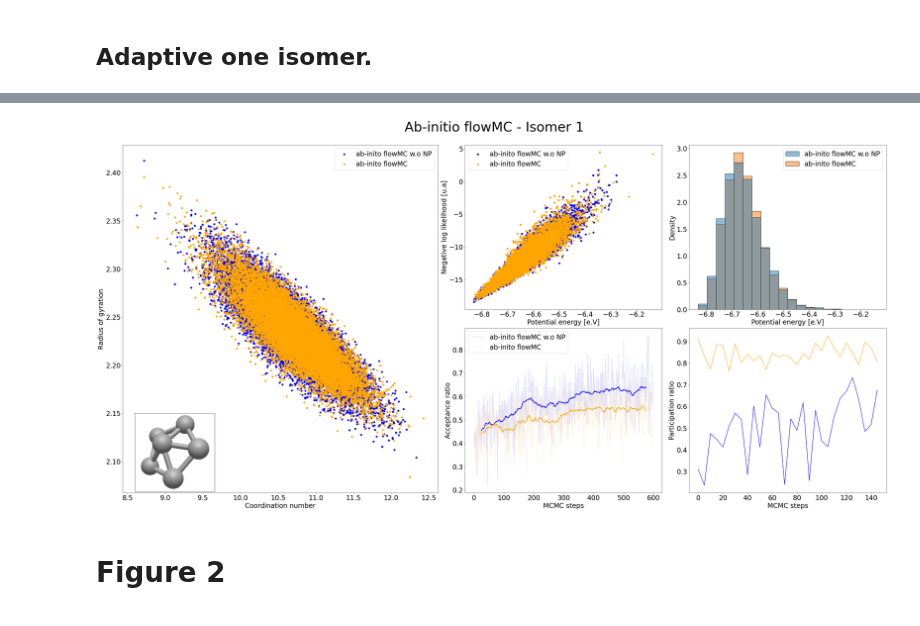
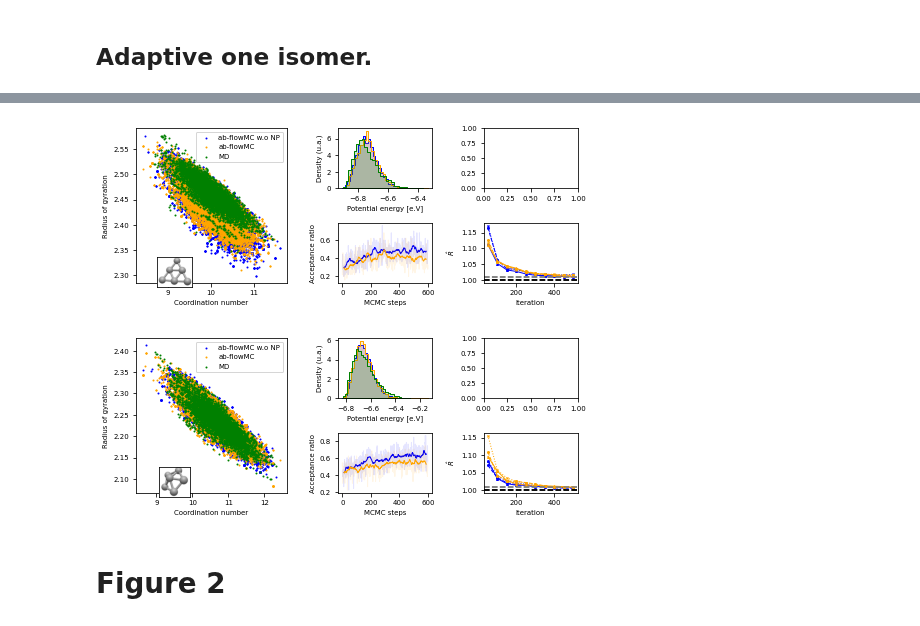
Before and after one commit to anacmolina/ML-DFT, a Jupyter notebook: notebooks/29b - Plots for the paper.ipynb, the cells around one changed output, grey strips where cells are left out. Drawn from its saved outputs; the diff is of its cells as text; code cells hidden in the pictures.

```diff
--- a/notebooks/29b - Plots for the paper.ipynb
+++ b/notebooks/29b - Plots for the paper.ipynb
@@ -268,0 +284,16 @@ adaptive_info_is1 = {key: get_info_from_adaptive(adaptives_is1[key],
+# %%
+adaptive_info_is0 = load_pickle_file('ab-initio-flow-is0.pkl', get_project_path() + '/' + save_plot_data)
+adaptive_info_is1 = load_pickle_file('ab-initio-flow-is1.pkl', get_project_path() + '/' + save_plot_data)
+
+import copy
+
+for i, key in enumerate(copy.deepcopy(adaptive_info_is0).keys()):
+    adaptive_info_is0[keys[i]] = adaptive_info_is0[key]
+    del adaptive_info_is0[key]
+
+for i, key in enumerate(copy.deepcopy(adaptive_info_is1).keys()):
+    adaptive_info_is1[keys[i]] = adaptive_info_is1[key]
+    del adaptive_info_is1[key]
+# %%
+is0_md = load_csv_file('is0_flow_train.csv', get_project_path() + '/database/andersen/datasets')
+is1_md = load_csv_file('is1_flow_train.csv', get_project_path() + '/database/andersen/datasets')
@@ -270,13 +304,18 @@ adaptive_info_is1 = {key: get_info_from_adaptive(adaptives_is1[key],
 plot_data_is0 = {
     'isomer' : 0,
     'keys' : keys,
-    'accs' : {key: adaptive_info_is0[key]['accs'] for key in keys},
-    'us' : {key: adaptive_info_is0[key]['us'] for key in keys},
-    'nlls' : {key: torch.cat(adaptive_info_is0[key]['nlls']) for key in keys},
-    'part_ratios' : {key: adaptive_info_is0[key]['part_ratios'] for key in keys},
-    'energies' : {key: adaptive_info_is0[key]['us'].flatten().detach().numpy() for key in keys},
-    'cvs' : {key: adaptive_info_is0[key]['cvs'] for key in keys},
+    'accs' : {key: adaptive_info_is0[key]['accs'] for key in keys if key != 'MD'},
+    'us' : {key: adaptive_info_is0[key]['us'] for key in keys if key != 'MD'},
+    'nlls' : {key: torch.cat(adaptive_info_is0[key]['nlls']) for key in keys if key != 'MD'},
+    #'part_ratios' : {key: adaptive_info_is0[key]['part_ratios'] for key in keys},
+    'energies' : {key: adaptive_info_is0[key]['us'].flatten().detach().numpy() for key in keys if key != 'MD'},
+    'cvs' : {key: adaptive_info_is0[key]['cvs'] for key in keys if key != 'MD'},
+    'rhat' : {key: R_hat(torch.cat((adaptive_info_is0[key]['cvs'].reshape(600, 50, 2), adaptive_info_is0[key]['us'].reshape(600, 50, 1)), dim=2).detach().numpy().transpose(1, 0, 2),
+                    labels=['CV1', 'CV2', 'Energy']) for key in keys if key != 'MD'}
 }
+
+plot_data_is0['cvs']['MD'] = is0_md[:, -2:]
+plot_data_is0['energies']['MD'] = is0_md[:, 12]
 # %%
 plot_data_is1 = {
     'isomer' : 1,
@@ -295,7 +335,20 @@ plot_figure_1(plot_data_is0, color_keys)
-# %%
-plot_figure_1(plot_data_is1, color_keys)
-# %% [output]
-[figure, removed]
+# %%
+path_to_save_figures = get_project_path() + '/figures/'
+# %%
+%config InlineBackend.print_figure_kwargs={'facecolor' : "w"}
+plot_figure_1(plot_data_is0, color_keys)
+plt.tight_layout()
+plt.savefig(path_to_save_figures+'figure_1_is0.jpg', dpi=300, transparent=False)
+# %% [output]
+[figure, added]
+# %%
+%config InlineBackend.print_figure_kwargs={'facecolor' : "w"}
+plot_figure_1(plot_data_is1, color_keys)
+plt.tight_layout()
+plt.savefig(path_to_save_figures+'figure_1_is1.jpg', dpi=300, transparent=False)
+#TODO: subsamples the same amount of MD samples for the adaptive
+# %% [output]
+[figure, added]
 # %% [markdown]
 # Figure 2
 # %%
```
Also changed, not shown: parts of 32 cells of this notebook, 7 other files.
